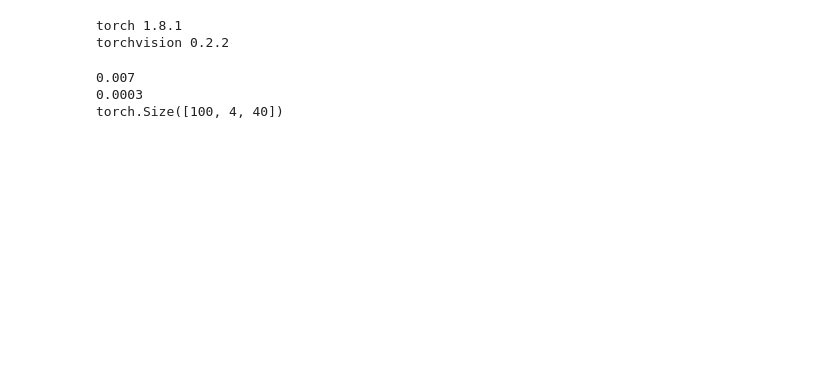
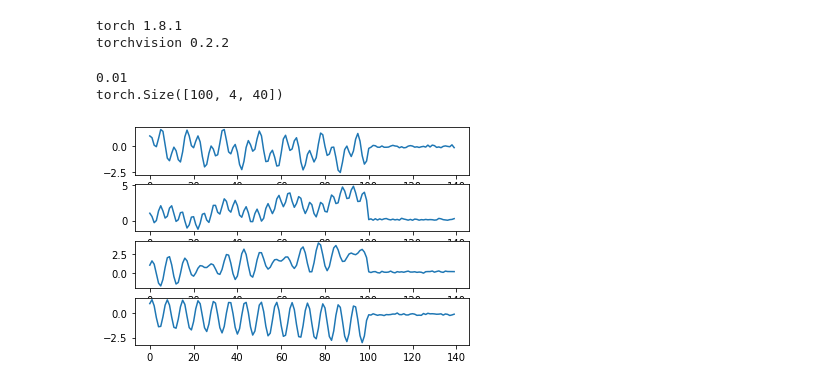
Before and after one commit to knash/Educational, a Jupyter notebook: ML/Stock/rwalk.ipynb, the cells around one changed output. Drawn from its saved outputs; the diff is of its cells as text; code cells hidden in the pictures; blank space fills up the shorter version.

```diff
--- a/ML/Stock/rwalk.ipynb
+++ b/ML/Stock/rwalk.ipynb
@@ -46,11 +49,11 @@ from tqdm import trange
 torch 1.8.1
 torchvision 0.2.2
 # %%
-
+%matplotlib inline
 # --------------------
 # Data
 # --------------------
-matplotlib.use('tkagg')
+#matplotlib.use('tkagg')
 class sample:
     def __init__(self, nchan ,biasmag, batch_size, topred, seed=None):
         self.biasmag=biasmag
@@ -83,9 +86,9 @@ class sample:
                 #print(perm)
                 ychan.append(perm)
                 for nn in range(self.nchan):
-                        sinfac=rng.uniform(0.2,1.)*1.2
+                        sinfac=rng.uniform(0.1,1.2)*1.1
                         sinarr=np.sin(np.arange(ntimep)*sinfac)*1
-                        cosfac=rng.uniform(0.2,1.)*1.2
+                        cosfac=rng.uniform(0.1,1.2)*1.1
                         cosarr=np.cos(np.arange(ntimep)*cosfac)*1
                         #print(sinfac)
                         #print(cosfac)
@@ -99,7 +102,7 @@ class sample:
                                         arrand[nn*5:]=prevarrand[0:-1*nn*5]
                                 cs=np.cumsum(arrand)
                         else:
-                                arrand = rng.uniform(-1,1,ntimep)*0.1
+                                arrand = rng.uniform(-1,1,ntimep)*0.0
                                 cs=np.cumsum(arrand+randonarr[bb][nn])+sinarr+cosarr
 
                         #print (sinarr)
@@ -176,10 +179,10 @@ class LSTM(nn.Module):
 
 
     def forward(self, inputs):
-        inputlstm=inputs[0]
+        inputlstm=inputs
         inputlstmshape=inputlstm.shape
         batchs =inputlstmshape[0]
-        inputconv=inputs[1].unsqueeze(1).transpose(1, 2)
+        #inputconv=inputs[1].unsqueeze(1).transpose(1, 2)
 
 
         #h0c = torch.zeros( self.n_layers, batchs, self.n_hidden).to('cuda')
@@ -198,9 +201,9 @@ class LSTM(nn.Module):
         #LS,hidden=self.lstm1(LS,hidden)
         #output = self.out(torch.cat((LS[:,-1,:],LSc[:,-1,:]),dim=1))
         LS=LS[:,-1,:].reshape(LS.size(0), -1)
-        output = F.relu(self.out1(LS))
+        #output = F.relu(self.out1(LS))
 
-        output = self.out(output)
+        output = self.out(LS)
         #print (output.shape)
 
 
@@ -245,8 +248,8 @@ class Conv(nn.Module):
         return output.reshape(inputs.shape[0],self.nchan,self.nchan),lin
 # %%
 
-n_steps=15000
-batch_size=64
+n_steps=50000
+batch_size=32
 
 
 nchantot=4
@@ -254,38 +257,39 @@ trsamp={}
 input_size=100
 ntime=140
 nepoch=n_steps/20
-biasvsal=0.01
+biasvsal=0.05
 topred=40
 trsamp["train"]=sample(nchantot,biasvsal,input_size,topred)
 trsamp["val"]=sample(nchantot,biasvsal,input_size,topred,12229)
 
 
-modellstm = LSTM(nchan=nchantot,npoint=topred).to('cuda')
+modellstm = LSTM(nchan=nchantot,npoint=topred,n_hidden=256,n_layers=1).to('cuda')
 modellstm.train()
-modelconv = Conv(nchan=nchantot,npoint=topred).to('cuda')
-modelconv.train()
+#modelconv = Conv(nchan=nchantot,npoint=topred).to('cuda')
+#modelconv.train()
 
 
 criterion = nn.MSELoss()
 
-optimizerlstm = torch.optim.Adam(modellstm.parameters(), lr=0.007, weight_decay=0.0)
-optimizerconv = torch.optim.Adam(modelconv.parameters(), lr=0.0003, weight_decay=0.0)
+optimizerlstm = torch.optim.Adam(modellstm.parameters(), lr=0.01, weight_decay=0.0)
+#optimizerconv = torch.optim.Adam(modelconv.parameters(), lr=0.0003, weight_decay=0.0)
 
 scheduler = torch.optim.lr_scheduler.ReduceLROnPlateau(optimizerlstm, factor=0.5, patience=0, cooldown=4, verbose=True)
 fullval=trsamp["val"].sreturn()
 valsamp=torch.from_numpy(fullval[0]).to('cuda')
 valsamptrue=torch.from_numpy(fullval[1]).to('cuda')
-fig, axs = plt.subplots(4)
+
+
 with tqdm(total=n_steps, desc='Start step {}; Training for {} steps'.format(0, n_steps)) as pbar:
         for istep in range(n_steps):
                 curtuple = trsamp["train"].sreturn()
                 curdata = torch.from_numpy(curtuple[0]).to('cuda')
                 #print (curdata.shape)
 
-                outputsconv  = modelconv(curdata)
-                predchantrue  = outputsconv[0]
-                topass  = outputsconv[1]
-                outputs  = modellstm((curdata,topass))
+                #outputsconv  = modelconv(curdata)
+                #predchantrue  = outputsconv[0]
+                #topass  = outputsconv[1]
+                outputs  = modellstm(curdata)
                 #print (outputs[0],curtuple[1])
 
                 curtrue = torch.from_numpy(curtuple[1]).to('cuda')
@@ -308,9 +312,9 @@ with tqdm(total=n_steps, desc='Start step {}; Training for {} steps'.format(0, n
                 loss = criterion(curpred,curtrue).mean()
 
 
-                lossconv = nn.BCELoss()(predchantrue,curchantrue).mean()
+                #lossconv = nn.BCELoss()(predchantrue,curchantrue).mean()
 
-                pbar.set_postfix(L='{:.4f}'.format(loss),Lchan='{:.4f}'.format(lossconv))
+                pbar.set_postfix(L='{:.4f}'.format(loss))
                 pbar.update()
                 #optimizerconv.zero_grad()
                 optimizerlstm.zero_grad()
@@ -318,58 +322,59 @@ with tqdm(total=n_steps, desc='Start step {}; Training for {} steps'.format(0, n
                 #lossconv.backward(retain_graph=True)
                 loss.backward(retain_graph=False)
                 #optimizerconv.step()
-                torch.nn.utils.clip_grad_norm_(modellstm.parameters(), 1.0)
+                torch.nn.utils.clip_grad_norm_(modellstm.parameters(), 0.2)
                 optimizerlstm.step()
 
                 if (istep%nepoch==0):
                         modellstm.eval()
-                        modelconv.eval()
+                        #modelconv.eval()
                         for param_group in optimizerlstm.param_groups:
                                 print(param_group["lr"])
-                        for param_group in optimizerconv.param_groups:
-                                print(param_group["lr"])
+                        #for param_group in optimizerconv.param_groups:
+                         #       print(param_group["lr"])
 
-                        outputsconv  = modelconv(valsamp)
-                        predchantrue  = outputsconv[0]
-                        topass  = outputsconv[1]
-                        outputs  = modellstm((valsamp,topass))
+                        #outputsconv  = modelconv(valsamp)
+                        #predchantrue  = outputsconv[0]
+                        #topass  = outputsconv[1]
+                        outputs  = modellstm((valsamp))
                         print(outputs.shape)
                         #outputs= outputs.reshape(valsamptrue.shape[0],valsamptrue.shape[1])
 
                         #print (outputs)
                         #print (valsamptrue)
                         #print (np.array(xvals).shape)
                         #print (np.array(yvals).shape)
                         plot=True
                         if plot:
 
                                 #plt.clf()
-
+                                fig, axs = plt.subplots(4)
                                 axs[0].cla()
                                 axs[1].cla()
                                 axs[2].cla()
                                 axs[3].cla()
                                 #plt.plot(np.append(valsamp.cpu().numpy()[0,0,:],outputs.cpu().detach().numpy()[0,0,:]))
                                 #plt.plot(np.append(valsamp.cpu().numpy()[0,1,:],outputs.cpu().detach().numpy()[0,1,:]))
                                 axs[0].plot(np.append(valsamp.cpu().numpy()[0,0,:],outputs.cpu().detach().numpy()[0,0,:]))
                                 axs[1].plot(np.append(valsamp.cpu().numpy()[0,1,:],outputs.cpu().detach().numpy()[0,1,:]))
                                 axs[2].plot(np.append(valsamp.cpu().numpy()[0,2,:],outputs.cpu().detach().numpy()[0,2,:]))
                                 axs[3].plot(np.append(valsamp.cpu().numpy()[0,3,:],outputs.cpu().detach().numpy()[0,3,:]))
                                 #plt.xlabel("steps")
                                 #plt.ylabel("position")
                                 #plt.title("randdwalk")
-                                plt.show(block=False)
-                                plt.pause(1)
+                                #plt.show(block=False)
+                                #plt.pause(1)
+                                plt.show()
 
                         #sys.exit()
                         validation_loss=criterion(outputs,valsamptrue).mean()*1000
                         scheduler.step(validation_loss)
                         print (validation_loss.tolist())
                         modellstm.train()
-                        modelconv.train()
+                        #modelconv.train()
 
-        plt.close()
+        #plt.close()
 # %% [output]
-0.007
-0.0003
+0.01
 torch.Size([100, 4, 40])
+[figure, added]
```
Also changed, not shown: parts of 2 cells of this notebook.
